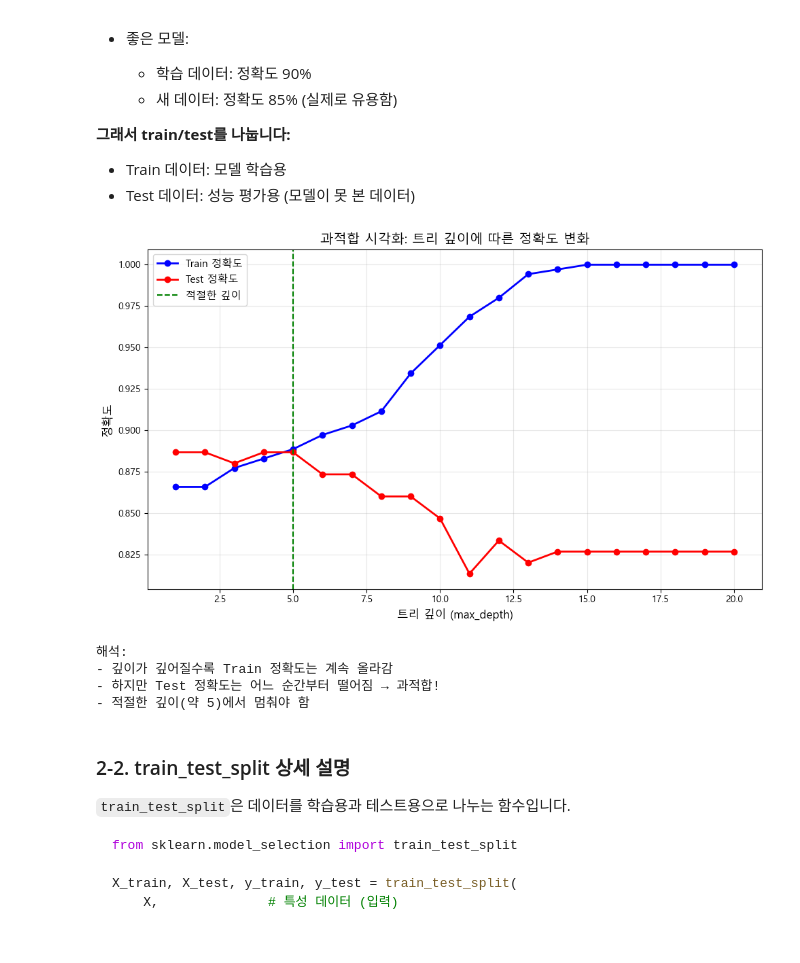
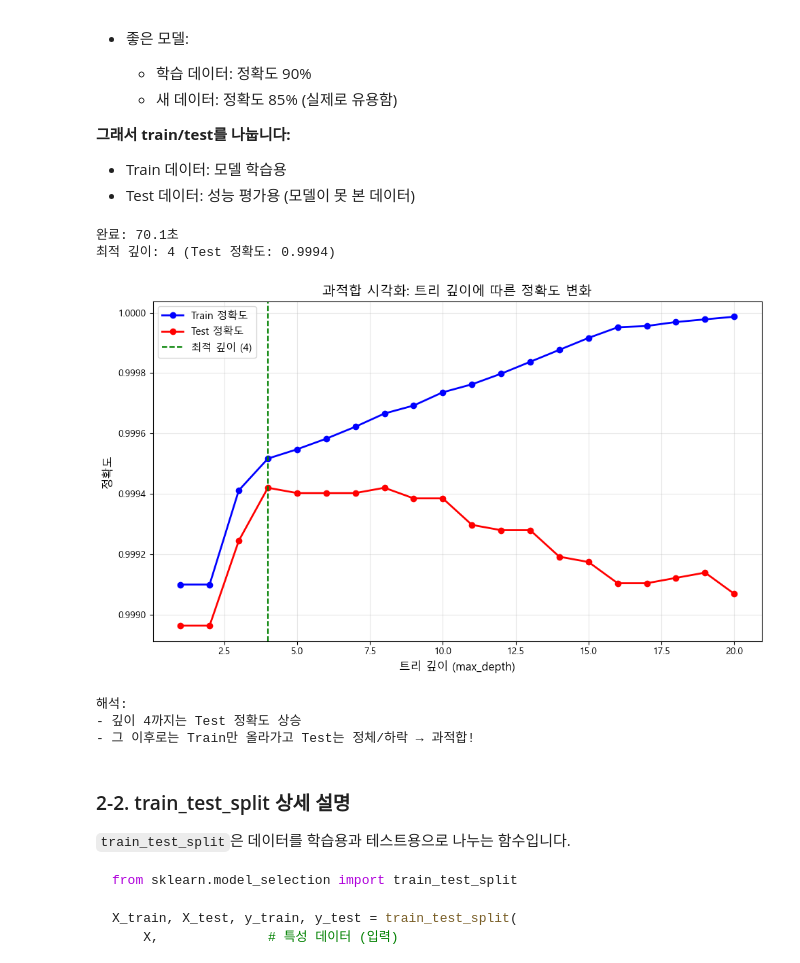
Before and after one commit to K-tuna/fds-system, a Jupyter notebook: notebooks/phase1/study/1-S1_ml_sklearn.ipynb, the cells around one changed output. Saved outputs shown, nothing was run; the diff lists cells and outputs as text; code cells hidden in the pictures.

```diff
--- a/notebooks/phase1/study/1-S1_ml_sklearn.ipynb
+++ b/notebooks/phase1/study/1-S1_ml_sklearn.ipynb
@@ -223,68 +277,55 @@ print("출력: 다음 달 매출 (1억 2천만원)")
 - Test 데이터: 성능 평가용 (모델이 못 본 데이터)
 # %%
 # 📚 과적합 시각화
-# Decision Tree의 깊이(depth)를 바꿔가며 train/test 정확도 비교
-
+import time
+from tqdm import tqdm
 from sklearn.tree import DecisionTreeClassifier
-from sklearn.model_selection import train_test_split
 from sklearn.metrics import accuracy_score
 
-# 샘플 데이터 생성
-np.random.seed(42)
-n_samples = 500
-
-# 특성 생성
-amount = np.random.exponential(50000, n_samples)
-hour = np.random.randint(0, 24, n_samples)
-is_foreign = np.random.randint(0, 2, n_samples)
-
-# 사기 여부 (복잡한 패턴)
-fraud_prob = 0.02 + 0.1 * (amount > 100000) + 0.15 * ((hour < 5) | (hour > 22)) + 0.1 * is_foreign
-is_fraud = (np.random.random(n_samples) < fraud_prob).astype(int)
-
-X = np.column_stack([amount, hour, is_foreign])
-y = is_fraud
-
-# train/test 분할
-X_train, X_test, y_train, y_test = train_test_split(X, y, test_size=0.3, random_state=42)
+start = time.time()
 
 # 다양한 깊이로 테스트
 depths = range(1, 21)
 train_scores = []
 test_scores = []
 
-for depth in depths:
+for depth in tqdm(depths, desc="깊이별 학습"):
     model = DecisionTreeClassifier(max_depth=depth, random_state=42)
     model.fit(X_train, y_train)
-
     train_scores.append(accuracy_score(y_train, model.predict(X_train)))
     test_scores.append(accuracy_score(y_test, model.predict(X_test)))
+
+print(f"완료: {time.time() - start:.1f}초")
+
+# 최적 깊이 찾기 (Test 정확도 최대)
+best_depth = depths[np.argmax(test_scores)]
+best_score = max(test_scores)
+print(f"최적 깊이: {best_depth} (Test 정확도: {best_score:.4f})")
 
 # 시각화
 plt.figure(figsize=(10, 6))
 plt.plot(depths, train_scores, 'b-o', label='Train 정확도', linewidth=2)
 plt.plot(depths, test_scores, 'r-o', label='Test 정확도', linewidth=2)
-plt.axvline(x=5, color='green', linestyle='--', label='적절한 깊이')
+plt.axvline(x=best_depth, color='green', linestyle='--', label=f'최적 깊이 ({best_depth})')
 
 plt.xlabel('트리 깊이 (max_depth)', fontsize=12)
 plt.ylabel('정확도', fontsize=12)
 plt.title('과적합 시각화: 트리 깊이에 따른 정확도 변화', fontsize=14)
 plt.legend(fontsize=11)
 plt.grid(True, alpha=0.3)
-
 plt.tight_layout()
 plt.show()
 
-print("해석:")
-print("- 깊이가 깊어질수록 Train 정확도는 계속 올라감")
-print("- 하지만 Test 정확도는 어느 순간부터 떨어짐 → 과적합!")
-print("- 적절한 깊이(약 5)에서 멈춰야 함")
+print("\n해석:")
+print(f"- 깊이 {best_depth}까지는 Test 정확도 상승")
+print(f"- 그 이후로는 Train만 올라가고 Test는 정체/하락 → 과적합!")
 # %% [output]
+완료: 70.1초
+최적 깊이: 4 (Test 정확도: 0.9994)
-[figure, old version]
+[figure, new version]
-해석:
-- 깊이가 깊어질수록 Train 정확도는 계속 올라감
-- 하지만 Test 정확도는 어느 순간부터 떨어짐 → 과적합!
-- 적절한 깊이(약 5)에서 멈춰야 함
+해석:
+- 깊이 4까지는 Test 정확도 상승
+- 그 이후로는 Train만 올라가고 Test는 정체/하락 → 과적합!
 # %% [markdown]
 ### 2-2. train_test_split 상세 설명
 
```
Also changed, not shown: parts of 39 cells of this notebook, 8 other files.
